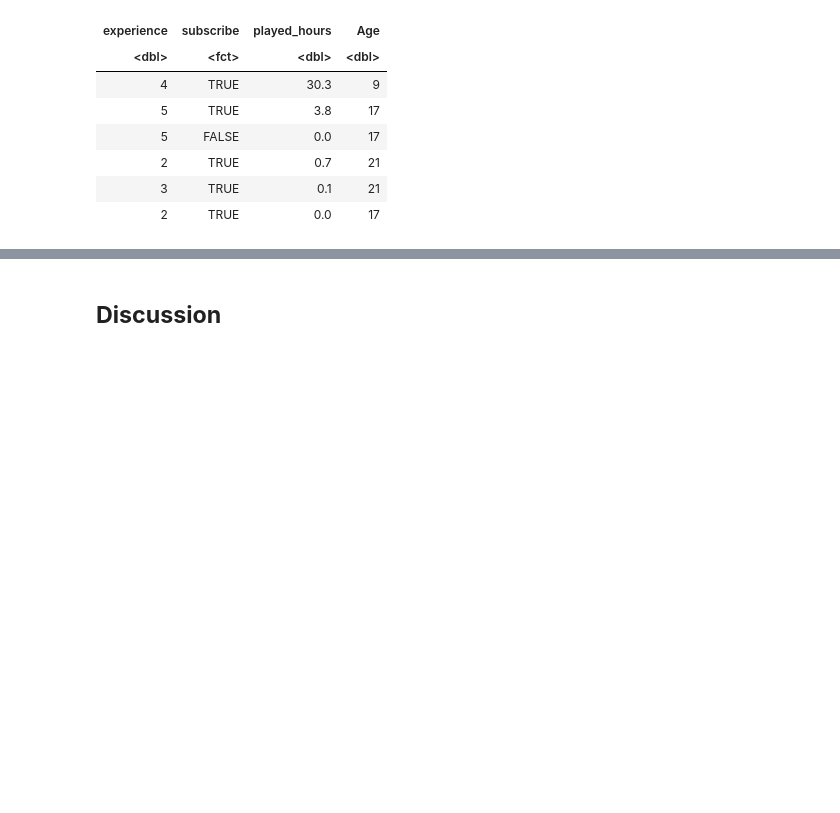
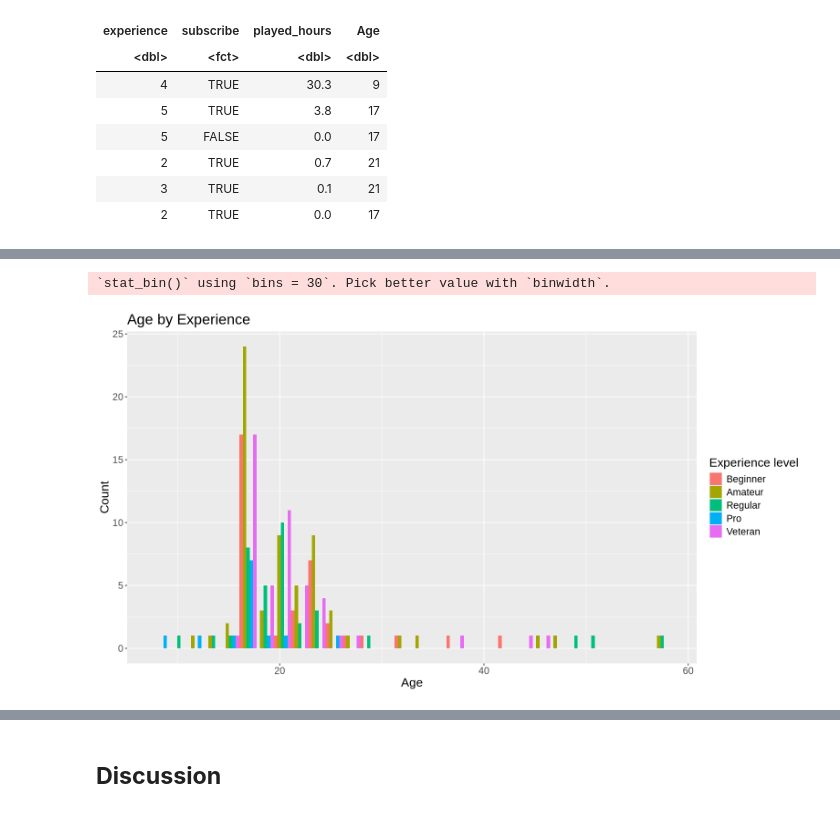
Before and after one commit to nliu0729/dsci-group-project, a Jupyter notebook: final_group_report-2.ipynb, the cells around one changed output, grey strips where cells are left out. Drawn from its saved outputs; the diff is of its cells as text; code cells hidden in the pictures; blank space fills up the shorter version.

```diff
--- a/final_group_report-2.ipynb
+++ b/final_group_report-2.ipynb
@@ -224 +231,13 @@ Warning message:
+# %%
+# age by experience?
+
+experience_and_age <- players_temp |>
+    ggplot(aes(x = Age, fill = experience)) +
+        geom_histogram(position = "dodge") +
+        labs(x = "Age", y = "Count", title = "Age by Experience", fill = "Experience level") +
+        theme(text = element_text(size = 16))
+experience_and_age
+# %% [output]
+`stat_bin()` using `bins = 30`. Pick better value with `binwidth`.
+[figure, added]
 # %%
```
Also changed, not shown: parts of 8 cells of this notebook.
